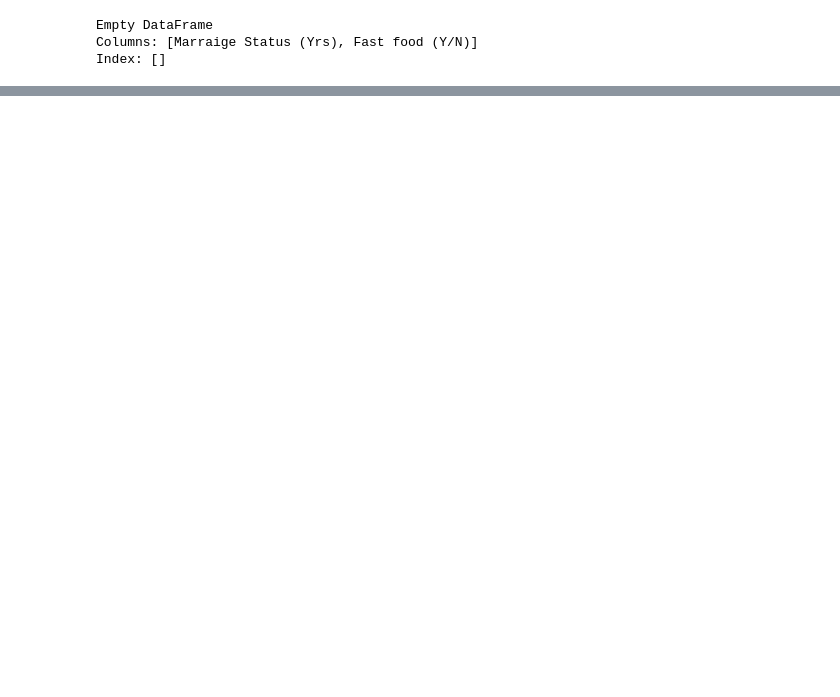
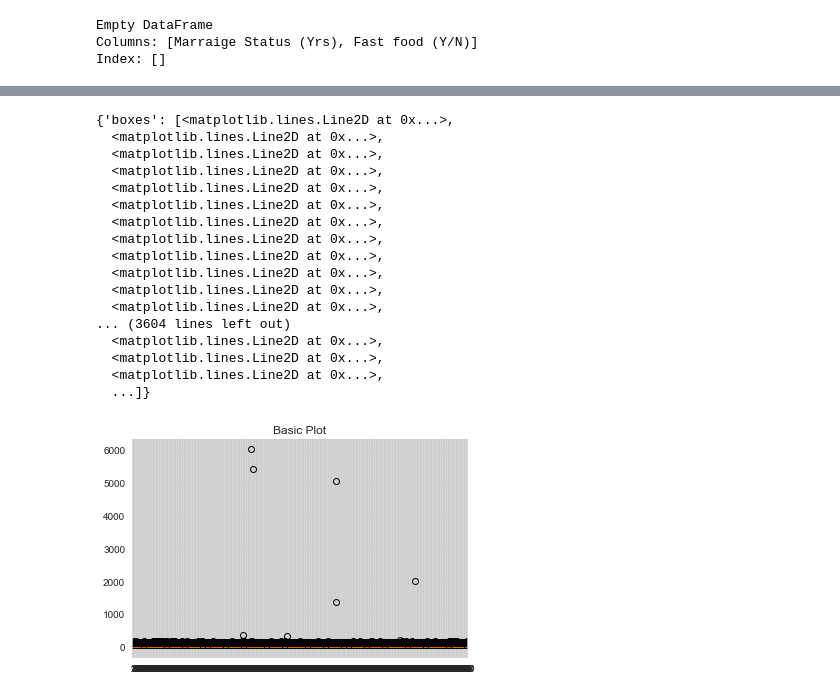
Before and after one commit to SLR1999/Polycystic-ovary-syndrome-PCOS-Prediction, a Jupyter notebook: ExploratoryDataAnalysis.ipynb, the cells around one changed output, grey strips where cells are left out. Cells and saved outputs as stored; diff of their text form; code cells hidden in the pictures; blank space fills up the shorter version.

```diff
--- a/ExploratoryDataAnalysis.ipynb
+++ b/ExploratoryDataAnalysis.ipynb
@@ -46,0 +50,23 @@ KeyError: "[('Sl. No', 'Patient File No.', 'PCOS (Y/N)', ' Age (yrs)', 'Weight (
+# %%
+fig1, ax1 = plt.subplots()
+ax1.set_title('Basic Plot')
+ax1.boxplot(df)
+# %% [output]
+{'boxes': [<matplotlib.lines.Line2D at 0x...>,
+  <matplotlib.lines.Line2D at 0x...>,
+  <matplotlib.lines.Line2D at 0x...>,
+  <matplotlib.lines.Line2D at 0x...>,
+  <matplotlib.lines.Line2D at 0x...>,
+  <matplotlib.lines.Line2D at 0x...>,
+  <matplotlib.lines.Line2D at 0x...>,
+  <matplotlib.lines.Line2D at 0x...>,
+  <matplotlib.lines.Line2D at 0x...>,
+  <matplotlib.lines.Line2D at 0x...>,
+  <matplotlib.lines.Line2D at 0x...>,
+  <matplotlib.lines.Line2D at 0x...>,
+... (3604 lines left out)
+  <matplotlib.lines.Line2D at 0x...>,
+  <matplotlib.lines.Line2D at 0x...>,
+  <matplotlib.lines.Line2D at 0x...>,
+  ...]}
+[figure, added]
```
Also changed, not shown: parts of 6 cells of this notebook.
